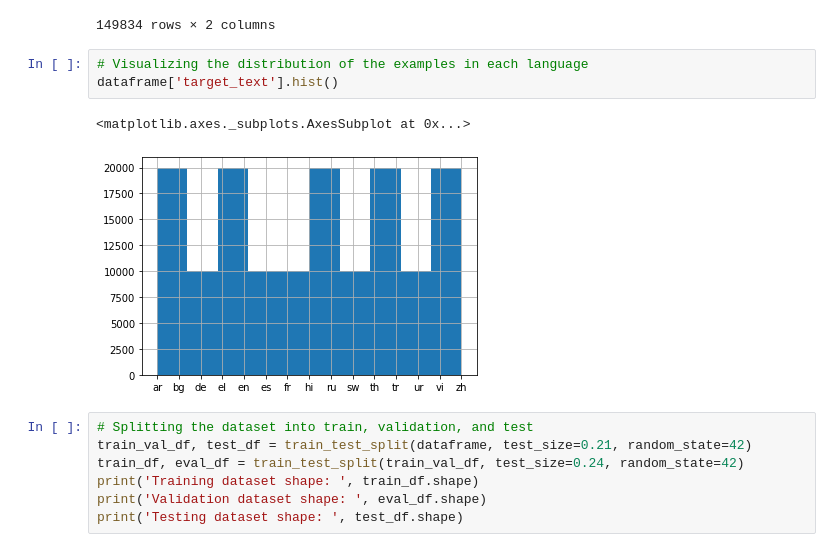
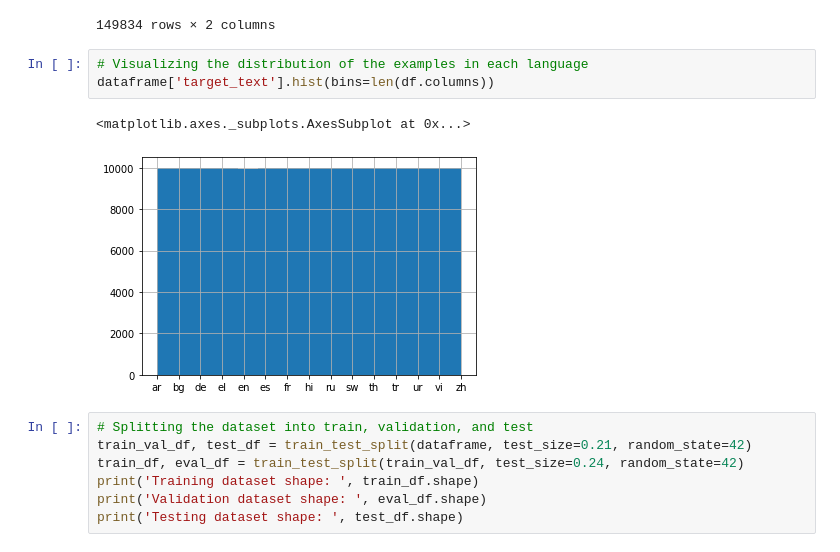
Before and after one commit to KrishnanJothi/MT5_Language_identification_NLP, a Jupyter notebook: MT5_fine-tuning.ipynb, the cells around one changed output. Drawn from its saved outputs; the diff is of its cells as text.

```diff
--- a/MT5_finetuning.ipynb
+++ b/MT5_fine-tuning.ipynb
@@ -119,10 +119,10 @@ display(dataframe)
 149834 rows × 2 columns
 # %%
 # Visualizing the distribution of the examples in each language
-dataframe['target_text'].hist()
+dataframe['target_text'].hist(bins=len(df.columns))
 # %% [output]
 <matplotlib.axes._subplots.AxesSubplot at 0x...>
-[figure, old version]
+[figure, new version]
 # %%
 # Splitting the dataset into train, validation, and test
 train_val_df, test_df = train_test_split(dataframe, test_size=0.21, random_state=42)
```
Also changed, not shown: parts of 1 cell of this notebook.
